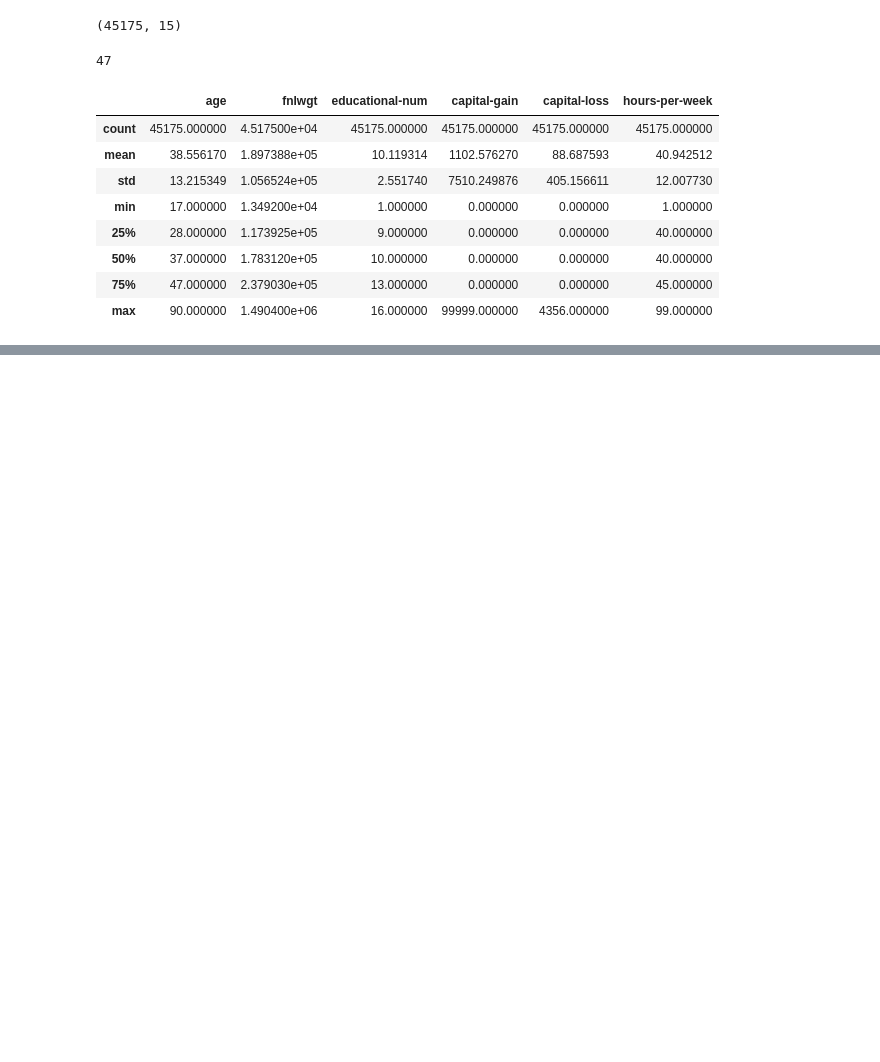
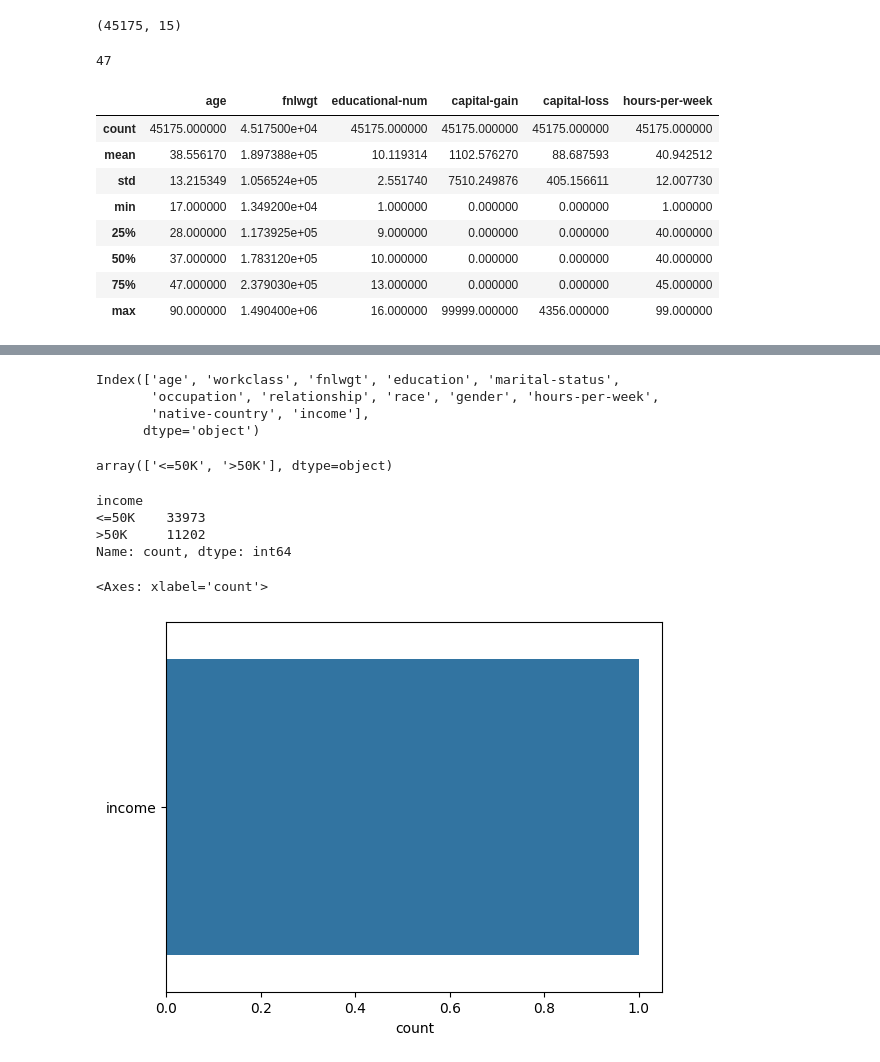
Before and after one commit to partho39/a, a Jupyter notebook: adultdata.ipynb, the cells around one changed output, grey strips where cells are left out. Saved outputs shown, nothing was run; the diff lists cells and outputs as text; code cells hidden in the pictures; blank space fills up the shorter version.

```diff
--- a/adultdata.ipynb
+++ b/adultdata.ipynb
@@ -219,0 +355,23 @@ data.describe()
+# %%
+data.columns
+# %% [output]
+Index(['age', 'workclass', 'fnlwgt', 'education', 'marital-status',
+       'occupation', 'relationship', 'race', 'gender', 'hours-per-week',
+       'native-country', 'income'],
+      dtype='object')
+# %%
+data['income'].unique()
+# %% [output]
+array(['<=50K', '>50K'], dtype=object)
+# %%
+data['income'].value_counts()
+# %% [output]
+income
+<=50K    33973
+>50K     11202
+Name: count, dtype: int64
+# %%
+sns.countplot('income')
+# %% [output]
+<Axes: xlabel='count'>
+[figure, added]
```
Also changed, not shown: parts of 23 cells of this notebook.
